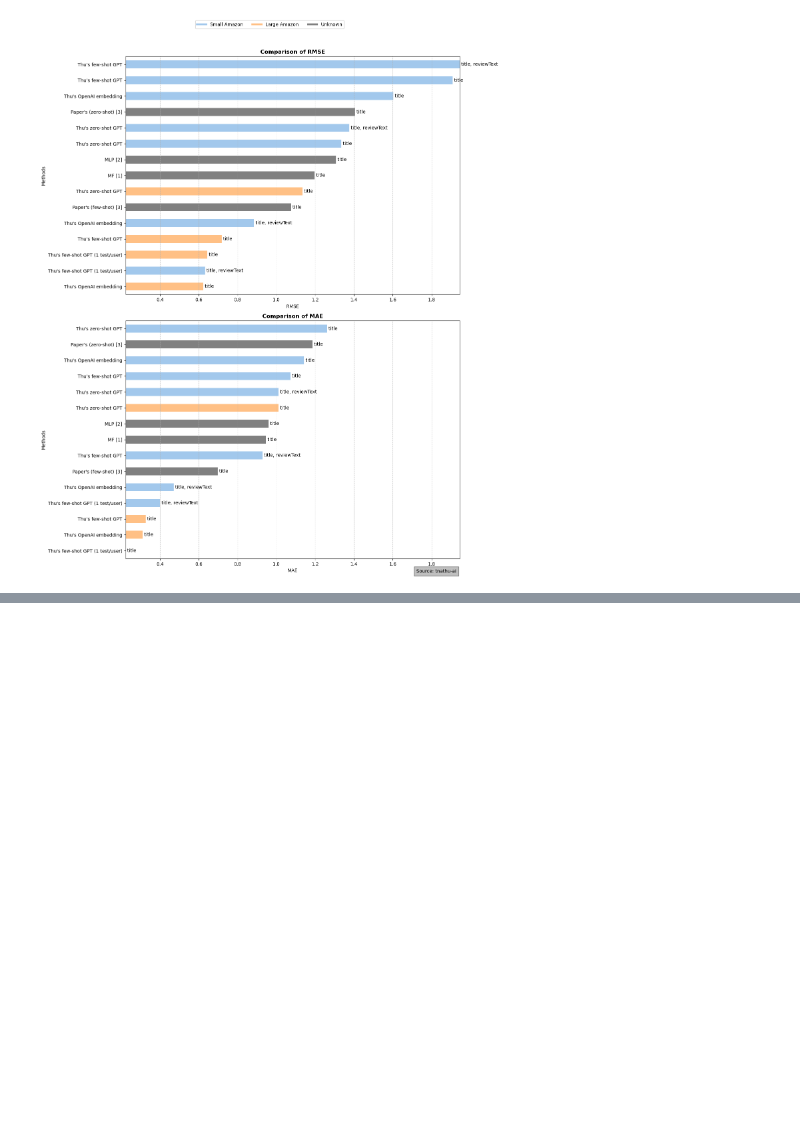
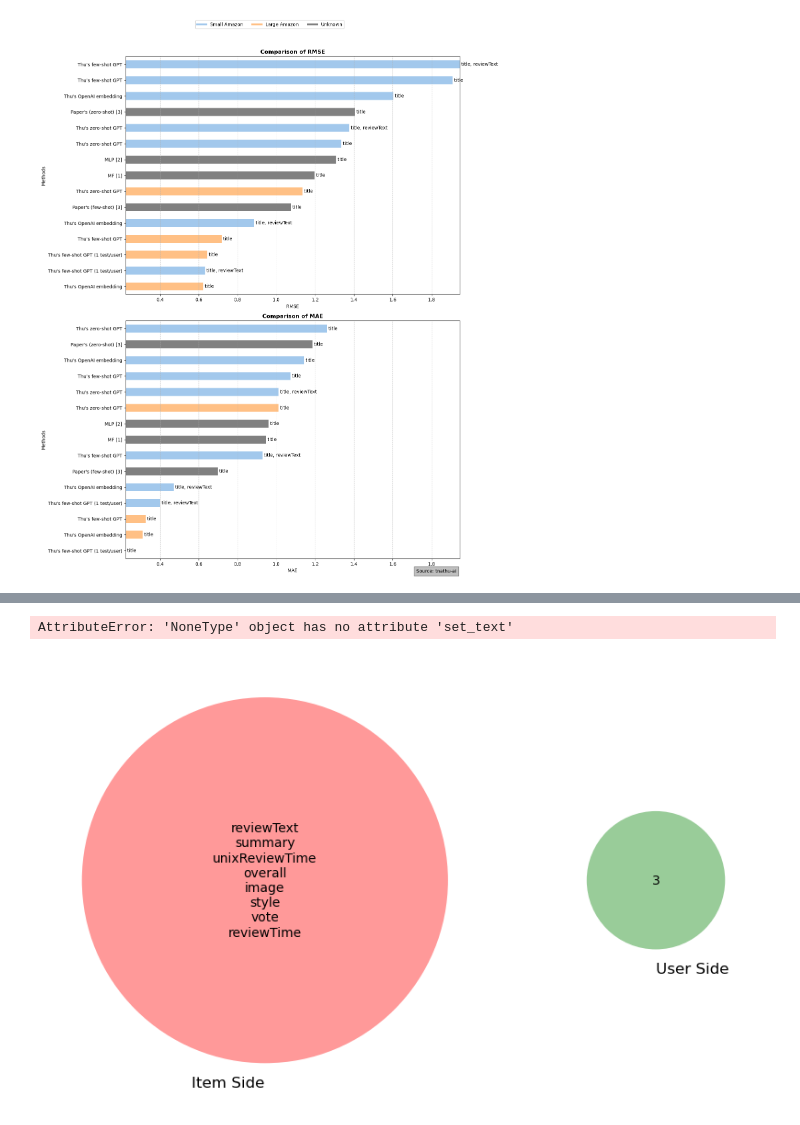
Before and after one commit to tnathu-ai/recommender-system-openAI, a Jupyter notebook: rec-sys/notebook/evaluation/amazon.ipynb, the cells around one changed output, grey strips where cells are left out. Drawn from its saved outputs; the diff is of its cells as text; code cells hidden in the pictures; blank space fills up the shorter version.

```diff
--- a/rec-sys/notebook/evaluation/amazon.ipynb
+++ b/rec-sys/notebook/evaluation/amazon.ipynb
@@ -95,0 +169,35 @@ Plot saved
+# %%
+import matplotlib.pyplot as plt
+from matplotlib_venn import venn2
+
+# Define the sets for the Venn diagram
+item_side = set([
+    "asin", "title", "feature", "description", "price",
+    "imageURL", "imageURLHighRes", "related", "salesRank", "brand",
+    "categories", "tech1", "tech2", "similar", "also_buy", "also_view",
+    "details", "main_cat", "similar_item", "date", "rank"
+])
+
+interaction_side = set([
+    "reviewText", "overall", "summary", "unixReviewTime",
+    "reviewTime", "vote", "style", "image"
+])
+
+user_side = set([
+    "reviewerID", "reviewerName", "verified"
+])
+
+# Plot the Venn diagram
+plt.figure(figsize=(10, 8))
+venn = venn2([item_side, user_side], set_labels=('Item Side', 'User Side'))
+
+# Assign interaction side to the intersection
+venn.get_label_by_id('10').set_text('\n'.join(interaction_side))
+venn.get_label_by_id('11').set_text('')  # Clear the intersection label
+
+# Display the Venn diagram
+plt.title("Venn Diagram of Item, User, and Interaction Sides")
+plt.show()
+# %% [output]
+AttributeError: 'NoneType' object has no attribute 'set_text'
+[figure, added]
```
Also changed, not shown: parts of 7 cells of this notebook, 3 other files.
